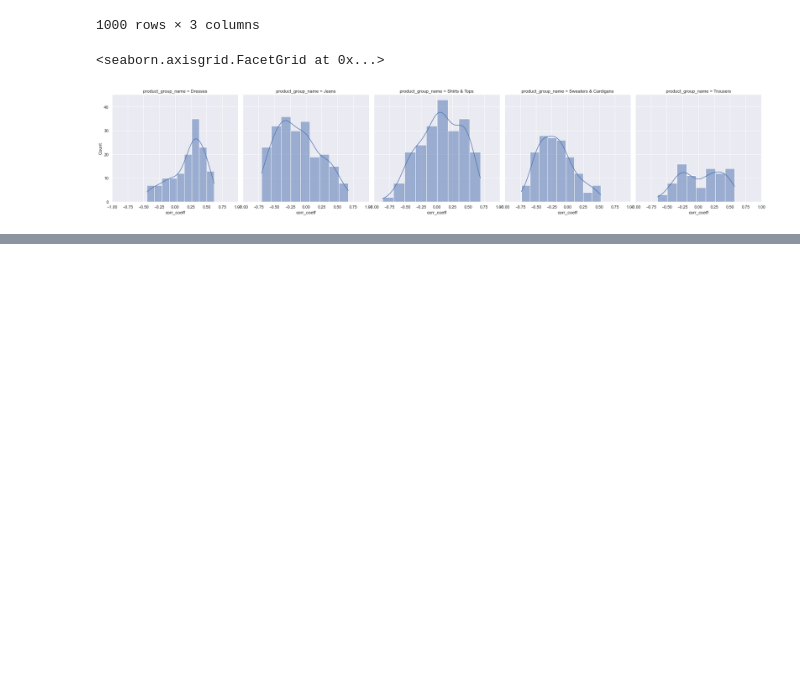
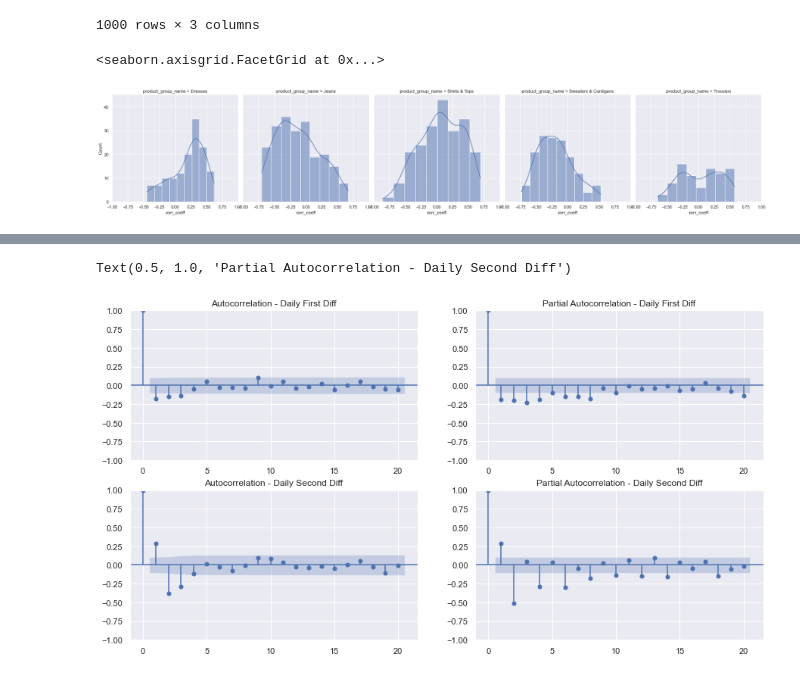
Before and after one commit to omar-elmaria/about_you_case_study, a Jupyter notebook: about_you_case.ipynb, the cells around one changed output, grey strips where cells are left out. Drawn from its saved outputs; the diff is of its cells as text; code cells hidden in the pictures; blank space fills up the shorter version.

```diff
--- a/about_you_case.ipynb
+++ b/about_you_case.ipynb
@@ -456,0 +588,23 @@ g.set(xlim = (-1, 1))
+# %%
+# Plot the ACF and PACF graphs
+fig = plt.figure(figsize=(15,8))
+ax1 = fig.add_subplot(2,2,1)
+fig = plot_acf(df_ts_trimmed['daily_first_diff'].dropna(), lags = 20, ax = ax1) # To find MA (q)
+ax1.set_title('Autocorrelation - Daily First Diff')
+
+ax2 = fig.add_subplot(2,2,2)
+fig = plot_pacf(df_ts_trimmed['daily_first_diff'].dropna(), lags = 20, ax = ax2) # To find AR (p)
+ax2.set_title('Partial Autocorrelation - Daily First Diff')
+
+ax3 = fig.add_subplot(2,2,3)
+fig = plot_acf(df_ts_trimmed['daily_second_diff'].dropna(), lags = 20, ax = ax3) # To find MA (q)
+ax3.set_title('Autocorrelation - Daily Second Diff')
+
+ax4 = fig.add_subplot(2,2,4)
+fig = plot_pacf(df_ts_trimmed['daily_second_diff'].dropna(), lags = 20, ax = ax4) # To find AR (p)
+ax4.set_title('Partial Autocorrelation - Daily Second Diff')
+
+# Seems like a good value for p is 1 and for q is 1
+# %% [output]
+Text(0.5, 1.0, 'Partial Autocorrelation - Daily Second Diff')
+[figure, added]
```
Also changed, not shown: parts of 13 cells of this notebook, 1 other file.
